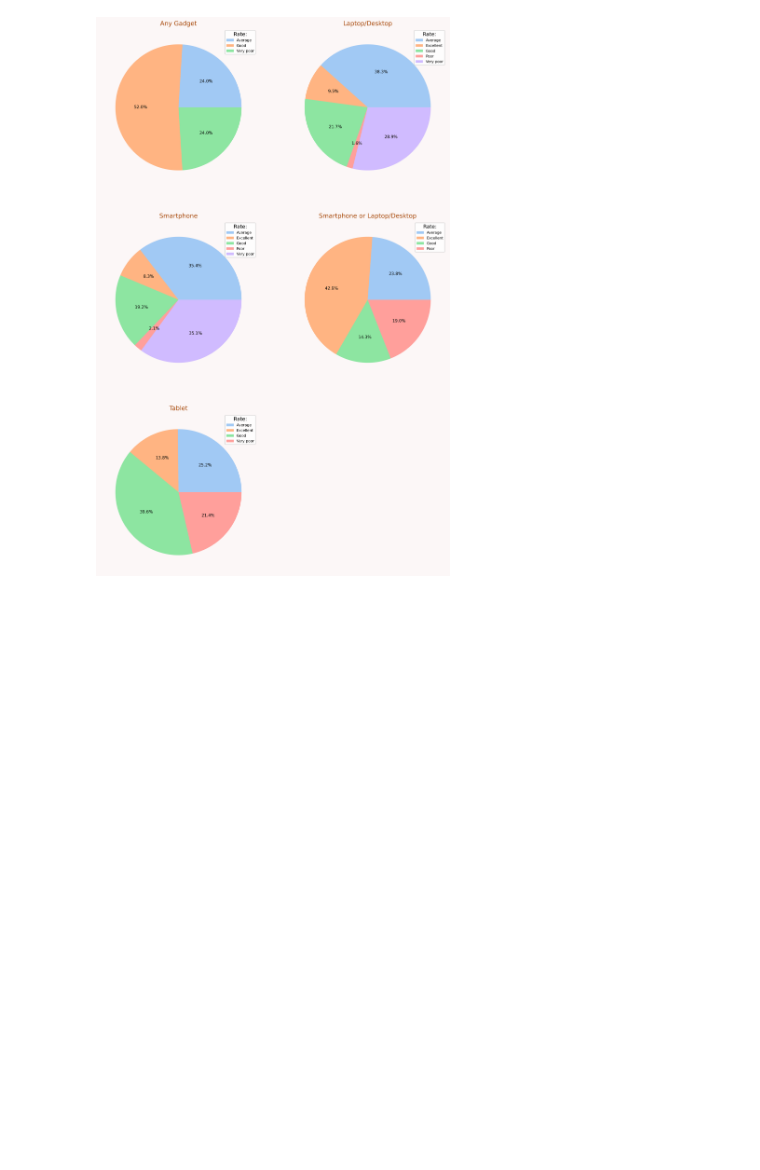
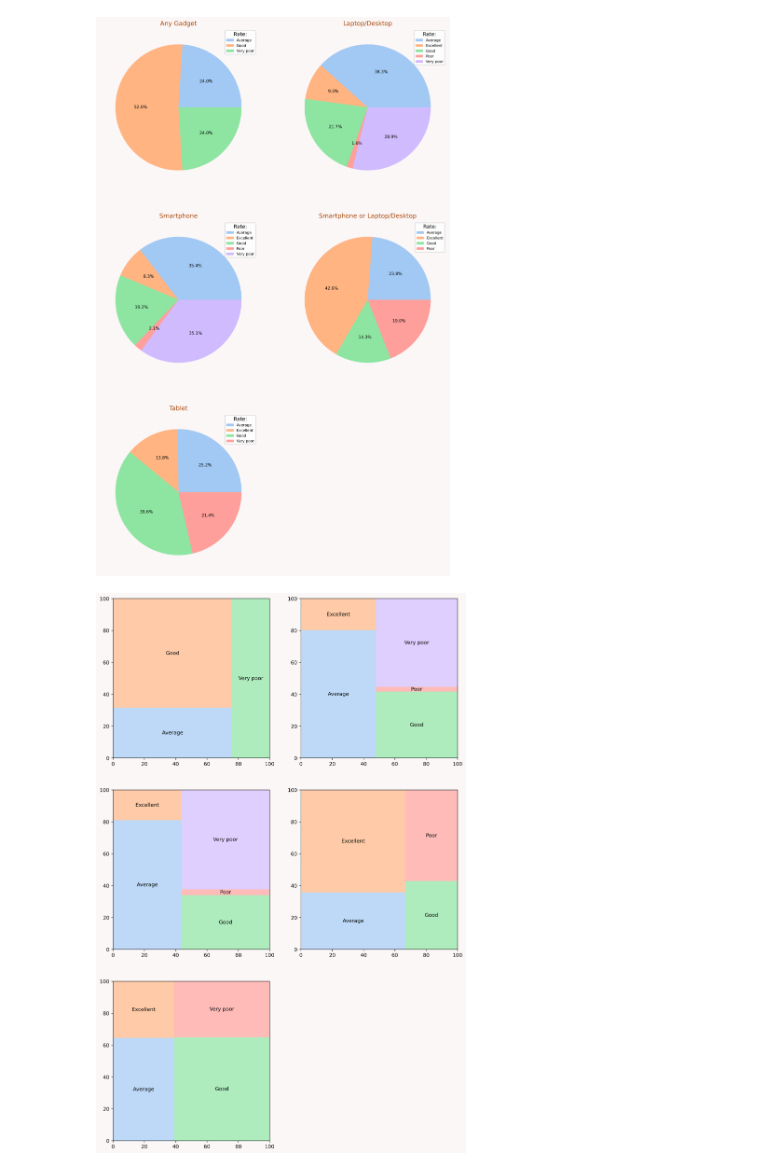
Before and after one commit to kuromine19/DataVisualization, a Jupyter notebook: preprocessing.ipynb, the cells around one changed output. Cells and saved outputs as stored; diff of their text form; code cells hidden in the pictures; blank space fills up the shorter version.

```diff
--- a/preprocessing.ipynb
+++ b/preprocessing.ipynb
@@ -215,3 +219,24 @@ axes[2,1].set_axis_off()
 plt.show()
 # %% [output]
 [figure]
+# %%
+plt.rcParams['figure.dpi'] = 360
+palette_color = sns.color_palette('pastel')
+c1=0
+c2=0
+fig, axes = plt.subplots(3,2, figsize=(12, 19),facecolor='#fcf7f7')
+for i,c in enumerate(medium):
+    d=copy_4.loc[c].reset_index()
+    data = d['Time spent on Online Class']
+    keys = d['Rating of Online Class experience']
+    if c2==2:
+        c1+=1
+        c2=0
+    squarify.plot(sizes=data, label=keys, ax=axes[c1][c2],
+              color=palette_color, alpha=0.7)
+
+    c2+=1
+axes[2,1].set_axis_off()
+plt.show()
+# %% [output]
+[figure, added]
```
Also changed, not shown: parts of 3 cells of this notebook.
